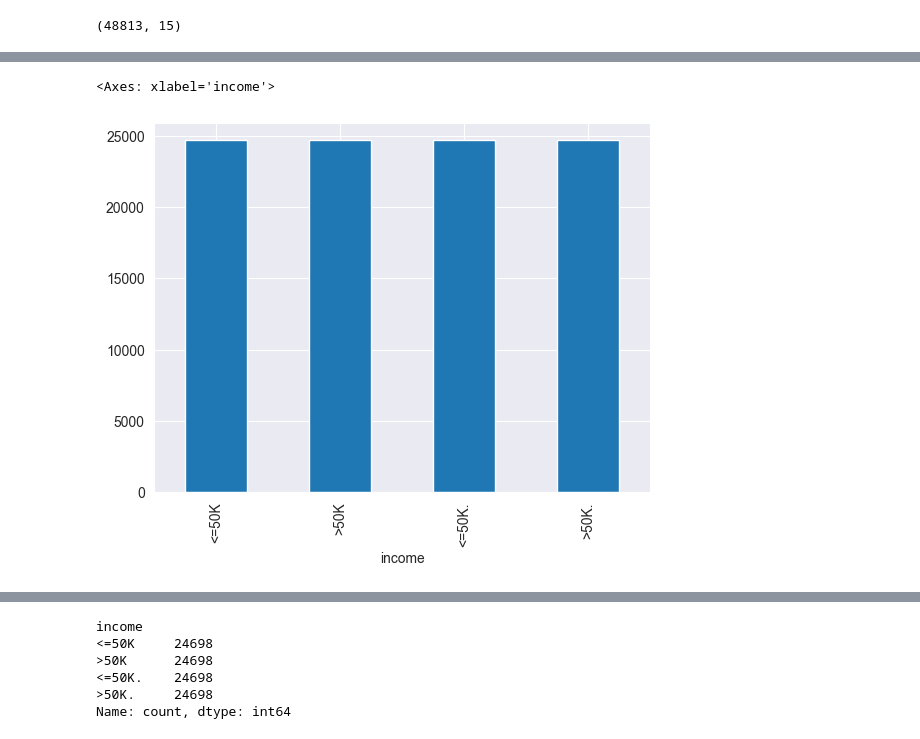
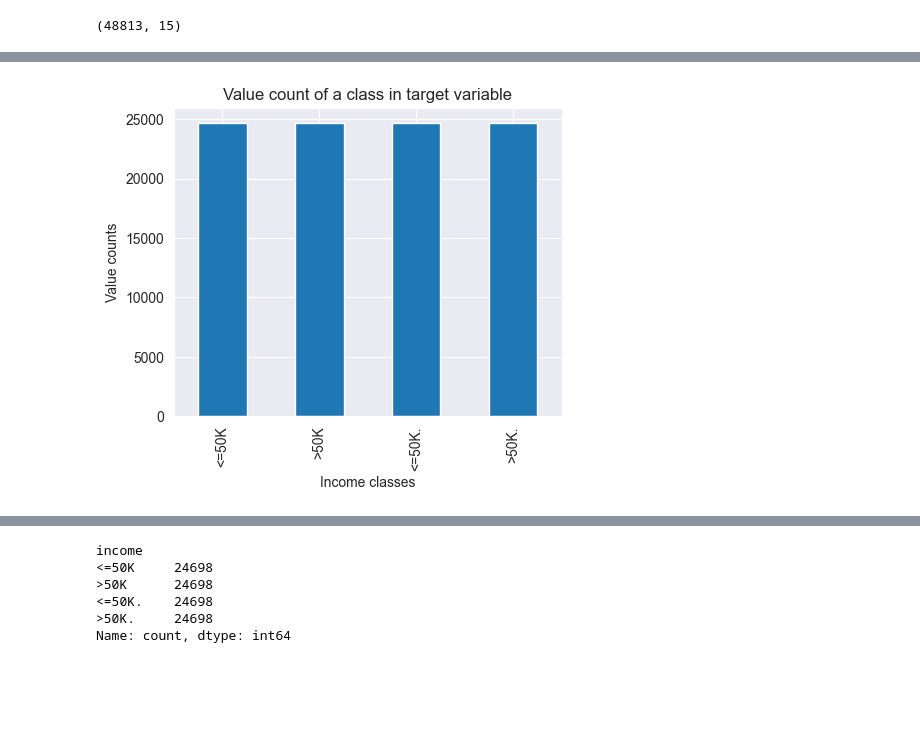
Before and after one commit to RumethSandinu/adult_income_analysis, a Jupyter notebook: adult_income_analysis.ipynb, the cells around one changed output, grey strips where cells are left out. Drawn from its saved outputs; the diff is of its cells as text; code cells hidden in the pictures; blank space fills up the shorter version.

```diff
--- a/adult_income_analysis.ipynb
+++ b/adult_income_analysis.ipynb
@@ -81,9 +90,16 @@ y.value_counts().plot(kind = 'bar')
 from imblearn.over_sampling import RandomOverSampler
 # %%
 oversample = RandomOverSampler(random_state=42)
+
+# resample and balance the dataset
 x, y = oversample.fit_resample(x, y)
+
+plt.figure(figsize=(5, 4))
 y.value_counts().plot(kind = 'bar')
+plt.title('Value count of a class in target variable')
+plt.xlabel('Income classes')
+plt.ylabel('Value counts')
+plt.show()
 # %% [output]
-<Axes: xlabel='income'>
-[figure, old version]
+[figure, new version]
 # %%
```
Also changed, not shown: parts of 92 cells of this notebook.
